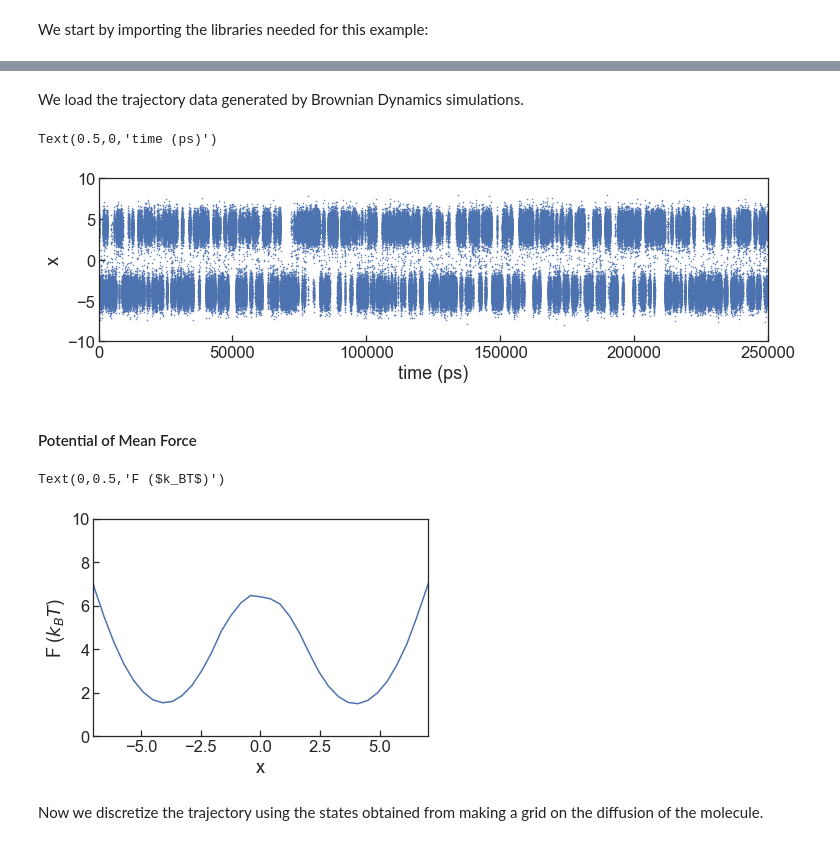
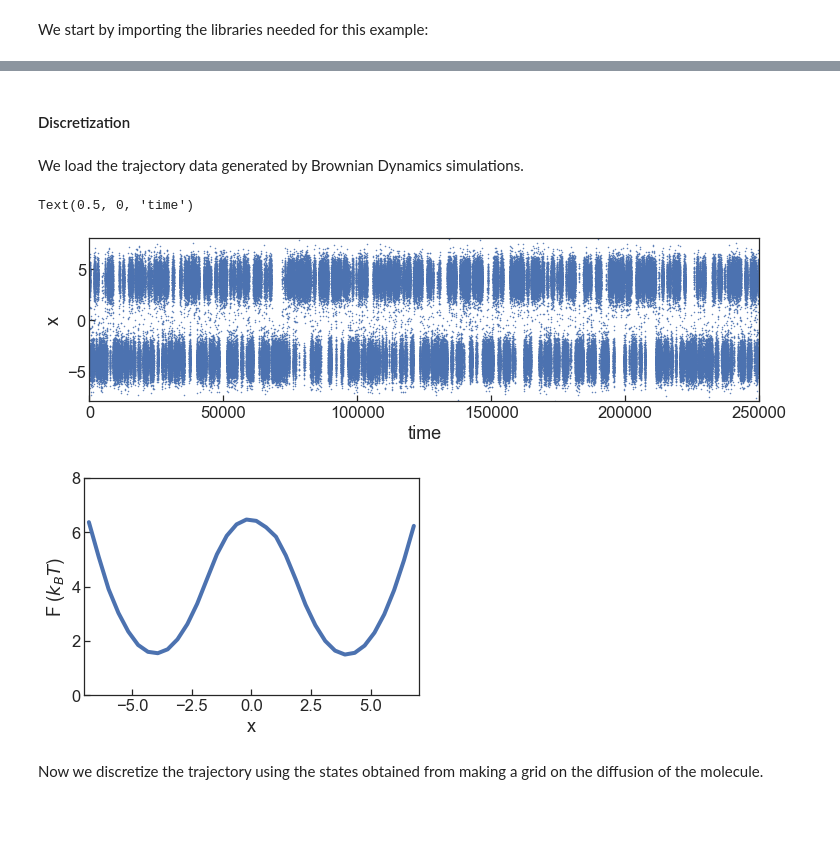
Before and after one commit to BioKT/MasterMSM, a Jupyter notebook: examples/brownian_dynamics_1D/1D_smFS_MSM.ipynb, the cells around one changed output, grey strips where cells are left out. Drawn from its saved outputs; the diff is of its cells as text; code cells hidden in the pictures; blank space fills up the shorter version.

```diff
--- a/examples/brownian_dynamics_1D/1D_smFS_MSM.ipynb
+++ b/examples/brownian_dynamics_1D/1D_smFS_MSM.ipynb
@@ -23,3 +21,5 @@ The autoreload extension is already loaded. To reload it, use:
+# %% [markdown]
+#### Discretization
 # %% [markdown]
 We load the trajectory data generated by Brownian Dynamics simulations.
 # %%
@@ -30,28 +30,26 @@ f.close()
 # %%
 fig, ax = plt.subplots(figsize=(12,3))
 ax.plot(data[:,0],data[:,1],'.', markersize=1)
-ax.set_ylim(-10,10)
+ax.set_ylim(-8,8)
 ax.set_xlim(0,250000)
 ax.set_ylabel('x')
-ax.set_xlabel('time (ps)')
+ax.set_xlabel('time')
 # %% [output]
-Text(0.5,0,'time (ps)')
+Text(0.5, 0, 'time')
-[figure, old version]
+[figure, new version]
-# %% [markdown]
-#### Potential of Mean Force
 # %%
 fig, ax = plt.subplots(figsize=(6,4))
-hist, bin_edges = np.histogram(data[:,1], bins=np.linspace(-10,10,50), normed=True)
+hist, bin_edges = np.histogram(data[:,1], bins=np.linspace(-7,7,35),\
+                               density=True)
 bin_centers = [0.5*(bin_edges[i]+bin_edges[i+1]) \
                for i in range(len(bin_edges)-1)]
-ax.plot(bin_centers, -np.log(hist))
+ax.plot(bin_centers, -np.log(hist), lw=4)
 ax.set_xlim(-7,7)
-ax.set_ylim(0,10)
+ax.set_ylim(0,8)
 ax.set_xlabel('x')
-ax.set_ylabel('F ($k_BT$)')
+_ = ax.set_ylabel('F ($k_BT$)')
 # %% [output]
-Text(0,0.5,'F ($k_BT$)')
-[figure, old version]
+[figure, new version]
 # %% [markdown]
 Now we discretize the trajectory using the states obtained from making a grid on the diffusion of the molecule.
 # %%
```
Also changed, not shown: parts of 11 cells of this notebook.
